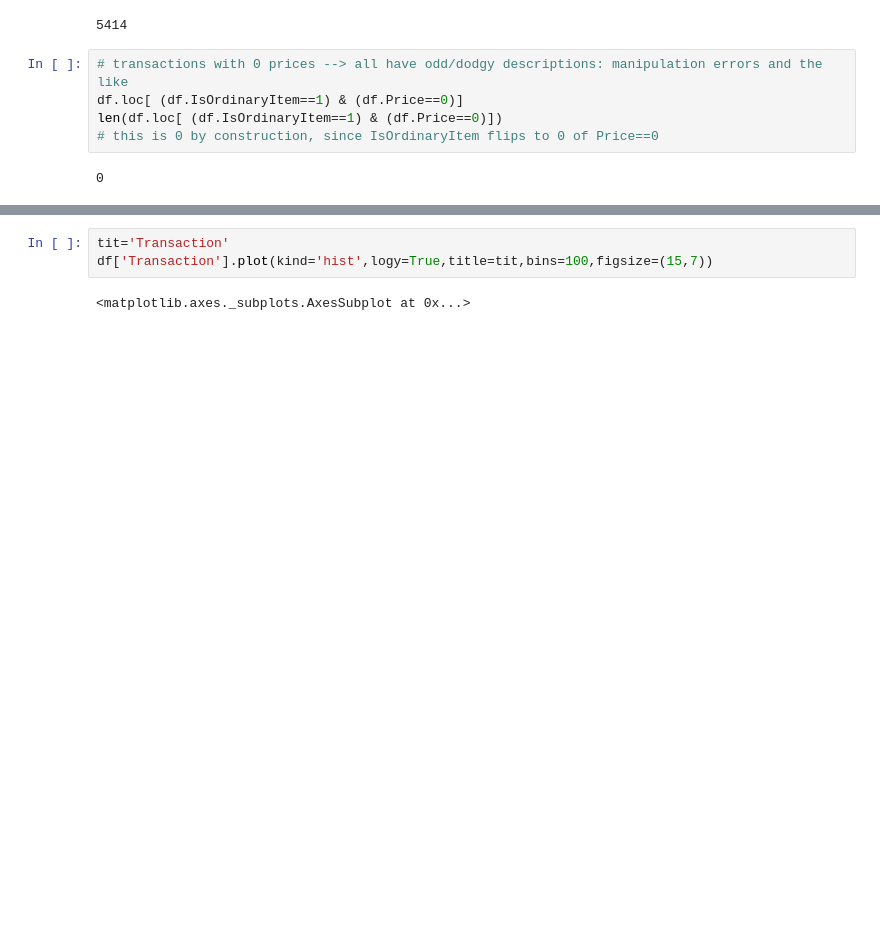
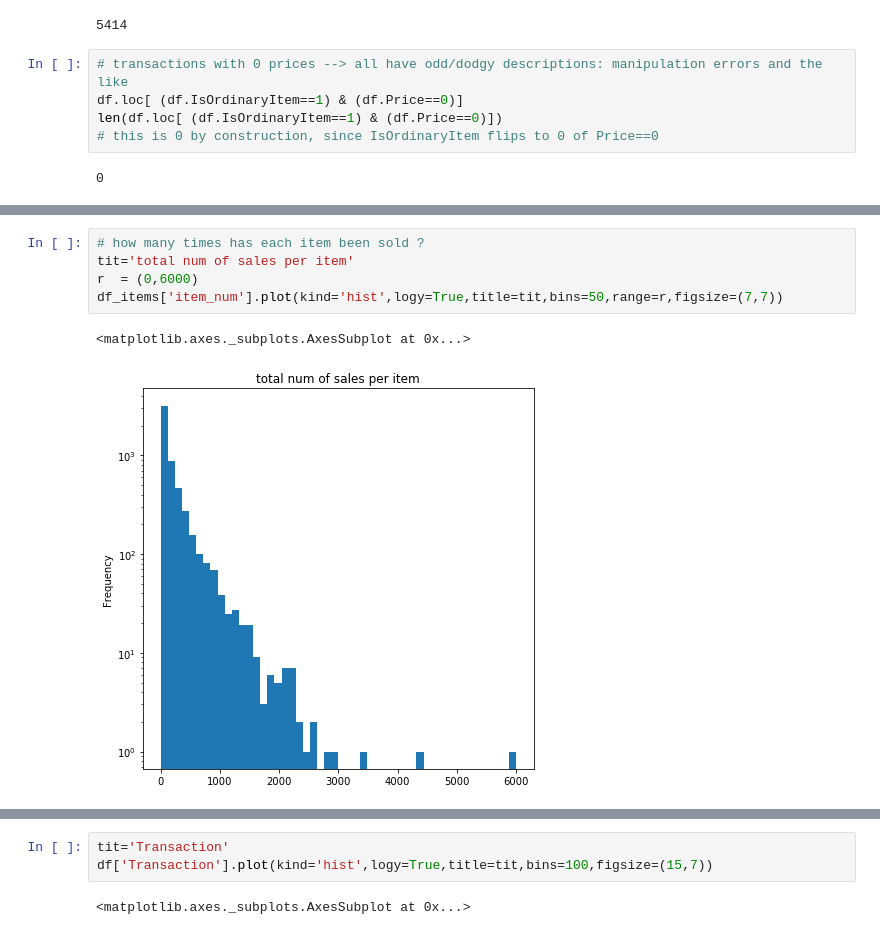
Before and after one commit to franzoni/proton-Hands-on_task_Senior_Data_Scientist, a Jupyter notebook: proton-EDA.ipynb, the cells around one changed output, grey strips where cells are left out. Saved outputs shown, nothing was run; the diff lists cells and outputs as text; blank space fills up the shorter version.

```diff
--- a/proton-EDA.ipynb
+++ b/proton-EDA.ipynb
@@ -367,0 +364,8 @@ dtype: object
+# %%
+# how many times has each item been sold ?
+tit='total num of sales per item'
+r  = (0,6000)
+df_items['item_num'].plot(kind='hist',logy=True,title=tit,bins=50,range=r,figsize=(7,7))
+# %% [output]
+<matplotlib.axes._subplots.AxesSubplot at 0x...>
+[figure, added]
```
Also changed, not shown: parts of 11 cells of this notebook.
